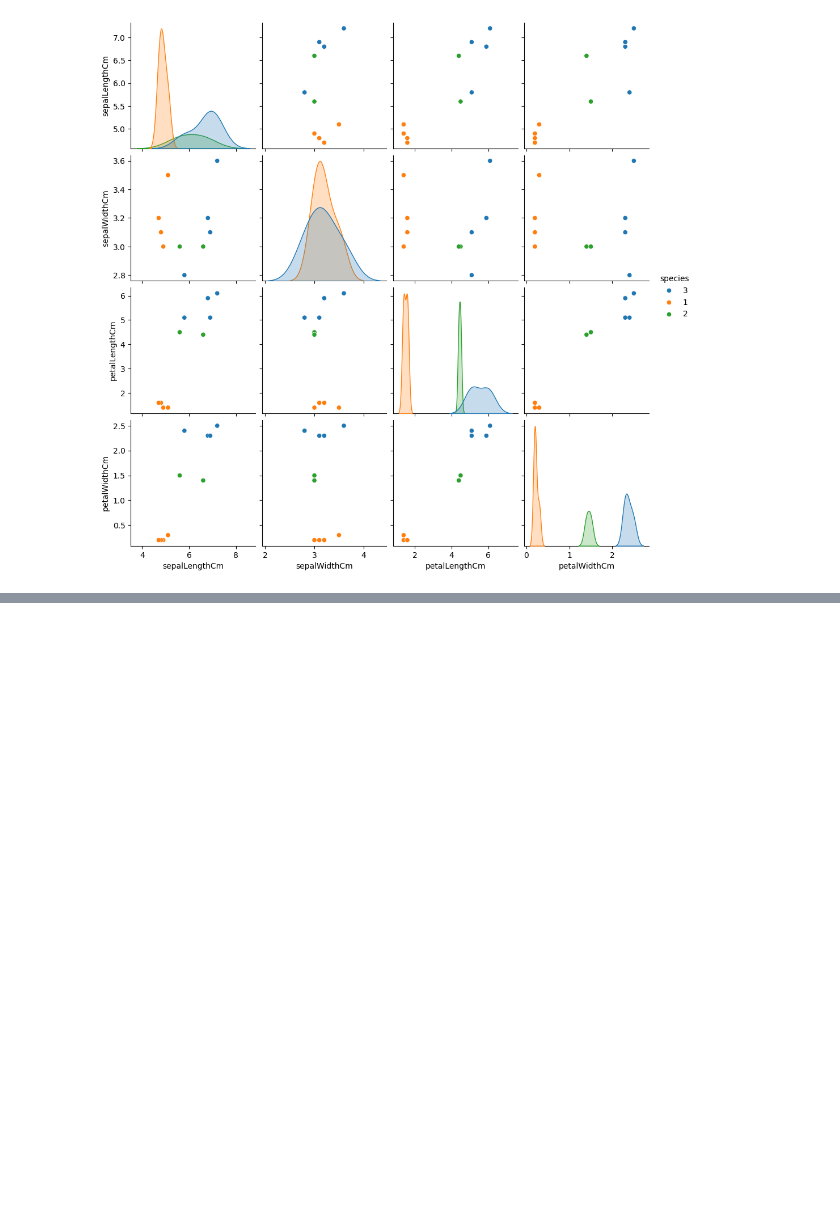
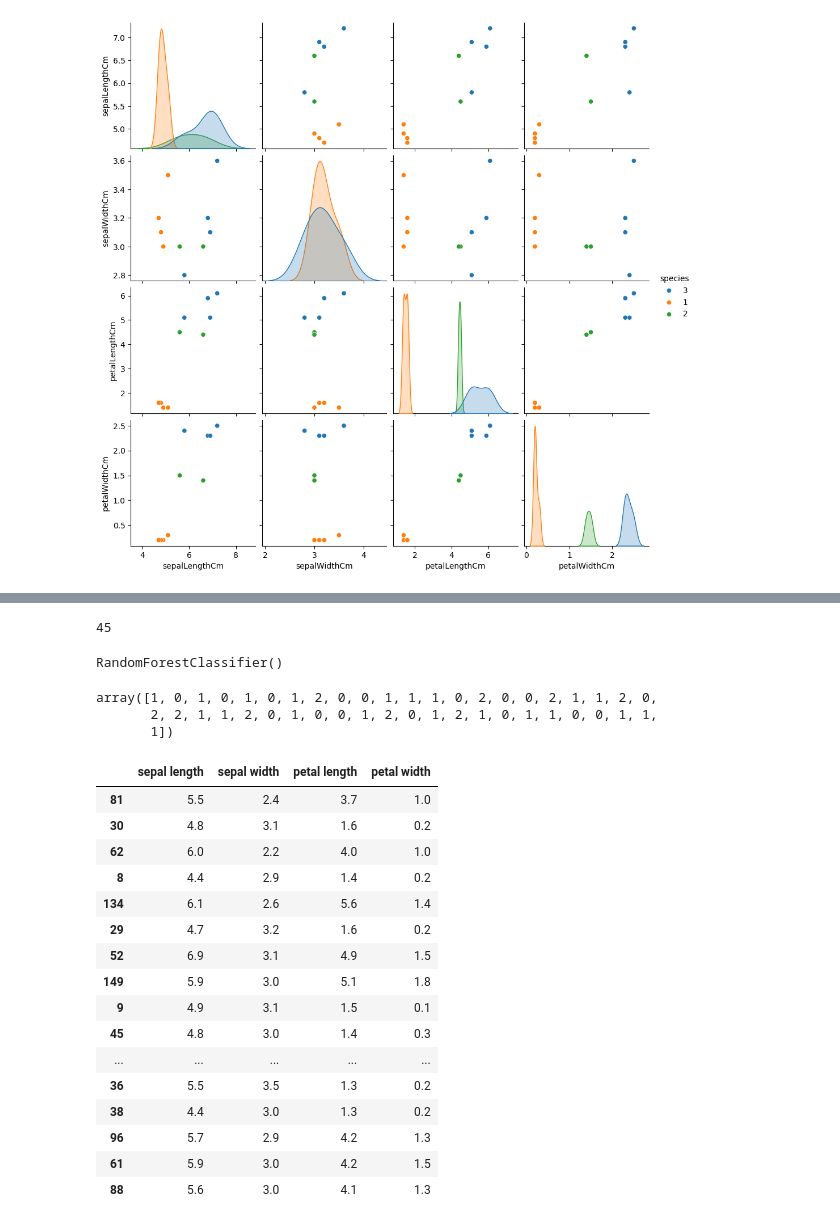
Before and after one commit to chandel2023/html_css_ml_pro, a Jupyter notebook: machine learning course.ipynb, the cells around one changed output, grey strips where cells are left out. Saved outputs shown, nothing was run; the diff lists cells and outputs as text; code cells hidden in the pictures; blank space fills up the shorter version.

```diff
--- a/machine learning course.ipynb
+++ b/machine learning course.ipynb
@@ -740,0 +884,2 @@ sns.pairplot(dataset[['sepalLengthCm','sepalWidthCm','petalLengthCm','petalWidth
+# %%
+iris=datasets.load_iris()
@@ -740,0 +912,7 @@ sns.pairplot(dataset[['sepalLengthCm','sepalWidthCm','petalLengthCm','petalWidth
+# %%
+import pandas as pd
+data=pd.DataFrame({'sepal length':iris.data[:,0],
+              'sepal width':iris.data[:,1],
+              'petal length':iris.data[:,2],
+              'petal width':iris.data[:,3],
+              'species':iris.target})
@@ -740,0 +928,3 @@ sns.pairplot(dataset[['sepalLengthCm','sepalWidthCm','petalLengthCm','petalWidth
+# %%
+x=data[['sepal length','sepal width','petal length','petal width']]   #features
+y=data['species']   #labels
@@ -740,0 +966,2 @@ sns.pairplot(dataset[['sepalLengthCm','sepalWidthCm','petalLengthCm','petalWidth
+# %%
+x_train,x_test,y_train,y_test= train_test_split(x,y,test_size=0.3)
@@ -740,0 +972,4 @@ sns.pairplot(dataset[['sepalLengthCm','sepalWidthCm','petalLengthCm','petalWidth
+# %%
+len(x_test)
+# %% [output]
+45
@@ -740,0 +980,30 @@ sns.pairplot(dataset[['sepalLengthCm','sepalWidthCm','petalLengthCm','petalWidth
+# %%
+clf.fit(x_train,y_train)
+# %% [output]
+RandomForestClassifier()
+# %%
+clf.predict(x_test)
+# %% [output]
+array([1, 0, 1, 0, 1, 0, 1, 2, 0, 0, 1, 1, 1, 0, 2, 0, 0, 2, 1, 1, 2, 0,
+       2, 2, 1, 1, 2, 0, 1, 0, 0, 1, 2, 0, 1, 2, 1, 0, 1, 1, 0, 0, 1, 1,
+       1])
+# %%
+x_test
+# %% [output]
+|  | sepal length | sepal width | petal length | petal width |
+| 81 | 5.5 | 2.4 | 3.7 | 1.0 |
+| 30 | 4.8 | 3.1 | 1.6 | 0.2 |
+| 62 | 6.0 | 2.2 | 4.0 | 1.0 |
+| 8 | 4.4 | 2.9 | 1.4 | 0.2 |
+| 134 | 6.1 | 2.6 | 5.6 | 1.4 |
+| 29 | 4.7 | 3.2 | 1.6 | 0.2 |
+| 52 | 6.9 | 3.1 | 4.9 | 1.5 |
+| 149 | 5.9 | 3.0 | 5.1 | 1.8 |
+| 9 | 4.9 | 3.1 | 1.5 | 0.1 |
+| 45 | 4.8 | 3.0 | 1.4 | 0.3 |
+| ... | ... | ... | ... | ... |
+| 36 | 5.5 | 3.5 | 1.3 | 0.2 |
+| 38 | 4.4 | 3.0 | 1.3 | 0.2 |
+| 96 | 5.7 | 2.9 | 4.2 | 1.3 |
+| 61 | 5.9 | 3.0 | 4.2 | 1.5 |
+| 88 | 5.6 | 3.0 | 4.1 | 1.3 |
```
Also changed, not shown: parts of 92 cells of this notebook.
